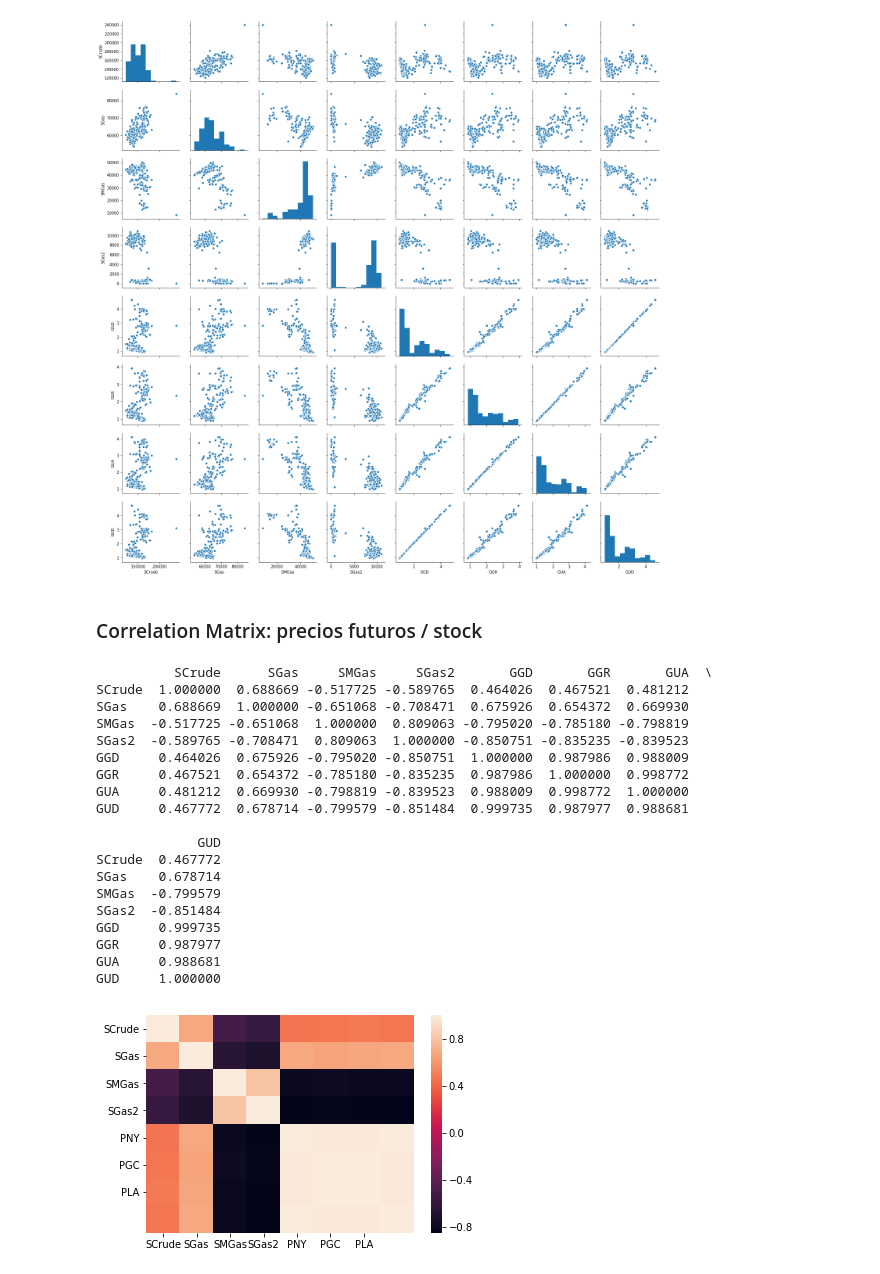
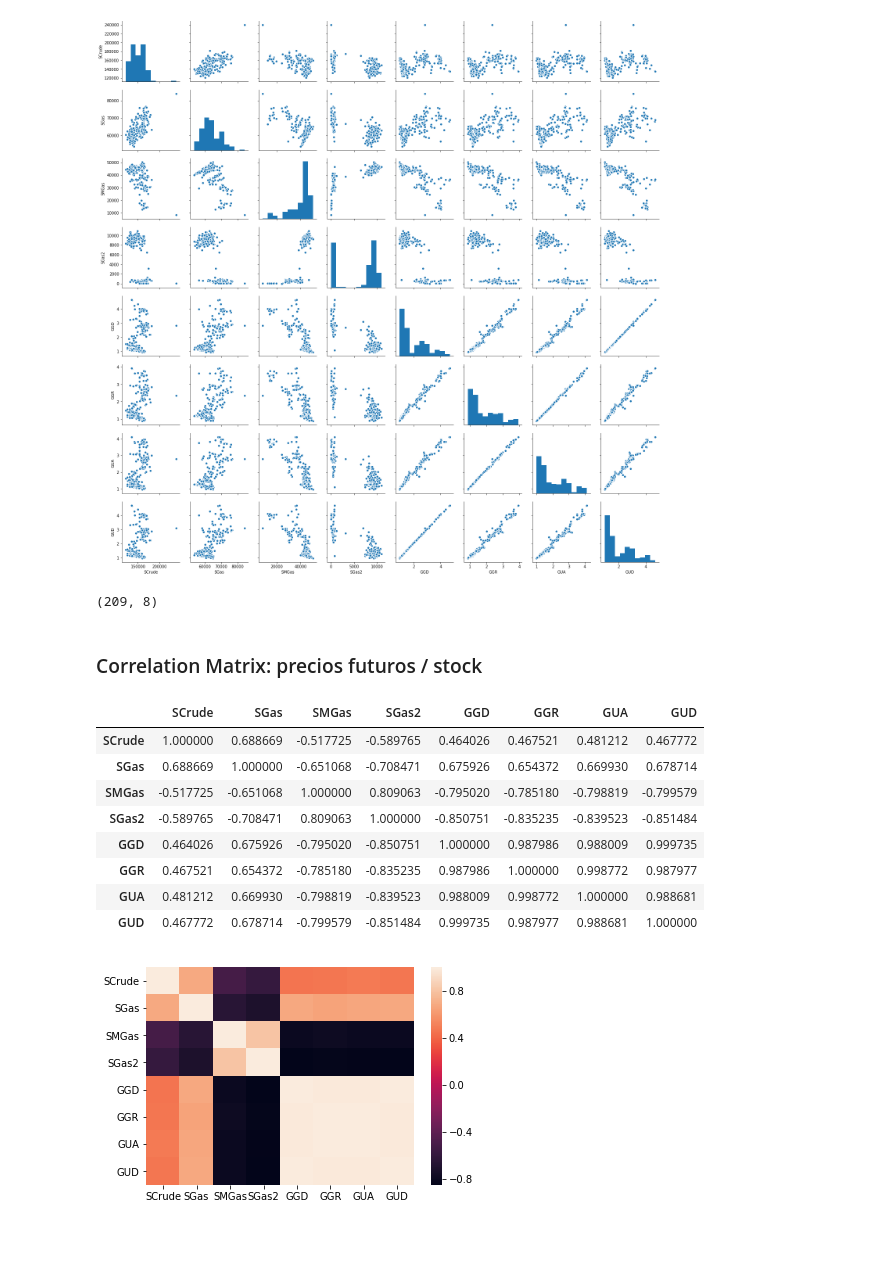
Before and after one commit to carlosqu/TesisUniandes, a Jupyter notebook: Desc+CORR_Stock&prices.ipynb, the cells around one changed output. Cells and saved outputs as stored; diff of their text form; code cells hidden in the pictures; blank space fills up the shorter version.

```diff
--- a/Desc+CORR_Stock&prices.ipynb
+++ b/Desc+CORR_Stock&prices.ipynb
@@ -458,35 +453,29 @@ sb.pairplot(Z,dropna=True)
 plt.show()
 # %% [output]
 [figure]
+# %%
+Z.shape
+# %% [output]
+(209, 8)
 # %% [markdown]
 ### Correlation Matrix: precios futuros / stock
 # %%
 #finally...
 corr3=Z.corr()
-print(corr3)
+Z.corr()
 # %% [output]
-          SCrude      SGas     SMGas     SGas2       GGD       GGR       GUA  \
-SCrude  1.000000  0.688669 -0.517725 -0.589765  0.464026  0.467521  0.481212
-SGas    0.688669  1.000000 -0.651068 -0.708471  0.675926  0.654372  0.669930
-SMGas  -0.517725 -0.651068  1.000000  0.809063 -0.795020 -0.785180 -0.798819
-SGas2  -0.589765 -0.708471  0.809063  1.000000 -0.850751 -0.835235 -0.839523
-GGD     0.464026  0.675926 -0.795020 -0.850751  1.000000  0.987986  0.988009
-GGR     0.467521  0.654372 -0.785180 -0.835235  0.987986  1.000000  0.998772
-GUA     0.481212  0.669930 -0.798819 -0.839523  0.988009  0.998772  1.000000
-GUD     0.467772  0.678714 -0.799579 -0.851484  0.999735  0.987977  0.988681
-
-             GUD
-SCrude  0.467772
-SGas    0.678714
-SMGas  -0.799579
-SGas2  -0.851484
-GGD     0.999735
-GGR     0.987977
-GUA     0.988681
-GUD     1.000000
+|  | SCrude | SGas | SMGas | SGas2 | GGD | GGR | GUA | GUD |
+| SCrude | 1.000000 | 0.688669 | -0.517725 | -0.589765 | 0.464026 | 0.467521 | 0.481212 | 0.467772 |
+| SGas | 0.688669 | 1.000000 | -0.651068 | -0.708471 | 0.675926 | 0.654372 | 0.669930 | 0.678714 |
+| SMGas | -0.517725 | -0.651068 | 1.000000 | 0.809063 | -0.795020 | -0.785180 | -0.798819 | -0.799579 |
+| SGas2 | -0.589765 | -0.708471 | 0.809063 | 1.000000 | -0.850751 | -0.835235 | -0.839523 | -0.851484 |
+| GGD | 0.464026 | 0.675926 | -0.795020 | -0.850751 | 1.000000 | 0.987986 | 0.988009 | 0.999735 |
+| GGR | 0.467521 | 0.654372 | -0.785180 | -0.835235 | 0.987986 | 1.000000 | 0.998772 | 0.987977 |
+| GUA | 0.481212 | 0.669930 | -0.798819 | -0.839523 | 0.988009 | 0.998772 | 1.000000 | 0.988681 |
+| GUD | 0.467772 | 0.678714 | -0.799579 | -0.851484 | 0.999735 | 0.987977 | 0.988681 | 1.000000 |
 # %%
 #graphically
-sb.heatmap(corr3,xticklabels=corr.columns.values,yticklabels=corr.columns.values)
+sb.heatmap(corr3,xticklabels=Z.corr().columns.values,yticklabels=Z.corr().columns.values)
 plt.show()
 # %% [output]
-[figure, old version]
+[figure, new version]
```
Also changed, not shown: parts of 5 cells of this notebook.
